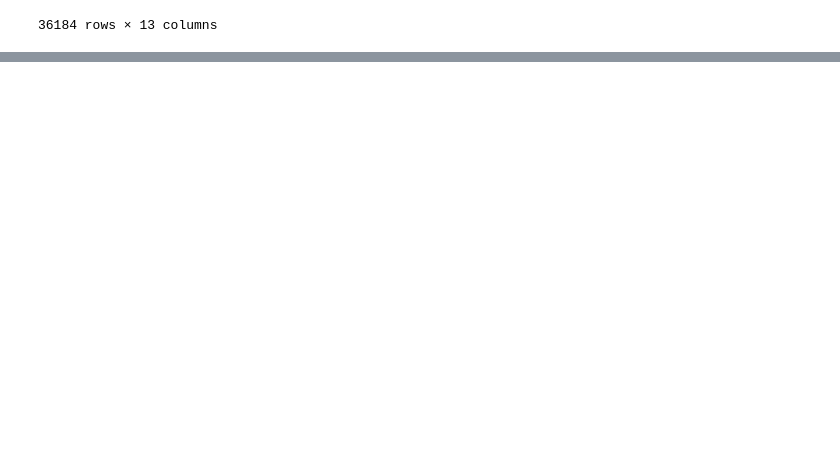
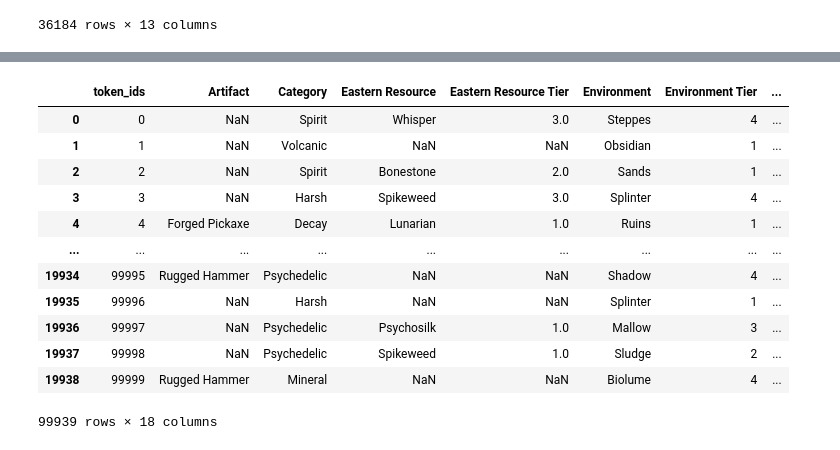
Before and after one commit to DaG0ng/Otherdeed_Price_Prediction, a Jupyter notebook: Data_Exploration.ipynb, the cells around one changed output, grey strips where cells are left out. Cells and saved outputs as stored; diff of their text form; code cells hidden in the pictures; blank space fills up the shorter version.

```diff
--- a/Data_Exploration.ipynb
+++ b/Data_Exploration.ipynb
@@ -115,0 +114,13 @@ df.to_cs
+# %%
+ntf_df=pd.read_csv("preprocessed_dataset/ntf_df1.csv")
+# %%
+temp=pd.read_csv("preprocessed_dataset/ntf_df2.csv")
+ntf_df=pd.concat([ntf_df,temp])
+temp=pd.read_csv("preprocessed_dataset/ntf_df3.csv")
+ntf_df=pd.concat([ntf_df,temp])
+temp=pd.read_csv("preprocessed_dataset/ntf_df4.csv")
+ntf_df=pd.concat([ntf_df,temp])
+temp=pd.read_csv("preprocessed_dataset/ntf_df5.csv")
+ntf_df=pd.concat([ntf_df,temp])
+# %%
+ntf_df=ntf_df.rename(columns={"token_id":"token_ids"})
@@ -115,0 +140,23 @@ df.to_cs
+# %%
+ntf_df=ntf_df[['token_ids', 'Artifact', 'Category',
+       'Eastern Resource', 'Eastern Resource Tier', 'Environment',
+       'Environment Tier', 'Koda', 'Northern Resource',
+       'Northern Resource Tier', 'Obelisk Piece', 'Plot', 'Sediment',
+       'Sediment Tier', 'Southern Resource', 'Southern Resource Tier',
+       'Western Resource', 'Western Resource Tier']]
+# %%
+ntf_df
+# %% [output]
+|  | token_ids | Artifact | Category | Eastern Resource | Eastern Resource Tier | Environment | Environment Tier | ... |
+| 0 | 0 | NaN | Spirit | Whisper | 3.0 | Steppes | 4 | ... |
+| 1 | 1 | NaN | Volcanic | NaN | NaN | Obsidian | 1 | ... |
+| 2 | 2 | NaN | Spirit | Bonestone | 2.0 | Sands | 1 | ... |
+| 3 | 3 | NaN | Harsh | Spikeweed | 3.0 | Splinter | 4 | ... |
+| 4 | 4 | Forged Pickaxe | Decay | Lunarian | 1.0 | Ruins | 1 | ... |
+| ... | ... | ... | ... | ... | ... | ... | ... | ... |
+| 19934 | 99995 | Rugged Hammer | Psychedelic | NaN | NaN | Shadow | 4 | ... |
+| 19935 | 99996 | NaN | Harsh | NaN | NaN | Splinter | 1 | ... |
+| 19936 | 99997 | NaN | Psychedelic | Psychosilk | 1.0 | Mallow | 3 | ... |
+| 19937 | 99998 | NaN | Psychedelic | Spikeweed | 1.0 | Sludge | 2 | ... |
+| 19938 | 99999 | Rugged Hammer | Mineral | NaN | NaN | Biolume | 4 | ... |
+99939 rows × 18 columns
```
Also changed, not shown: parts of 2 cells of this notebook, 5 other files.
